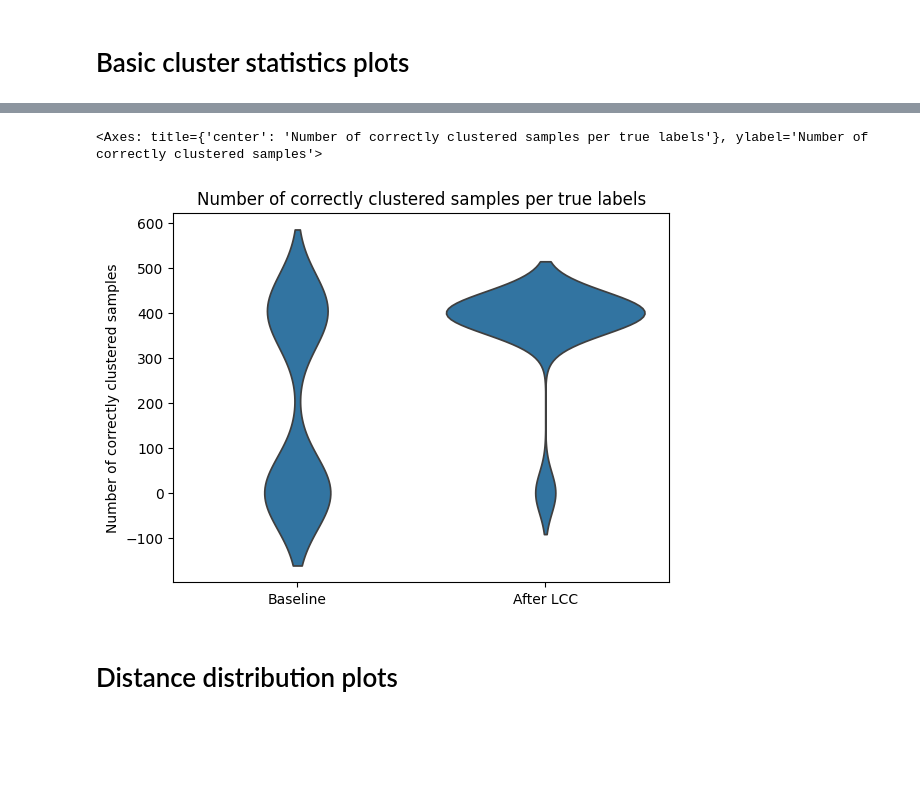
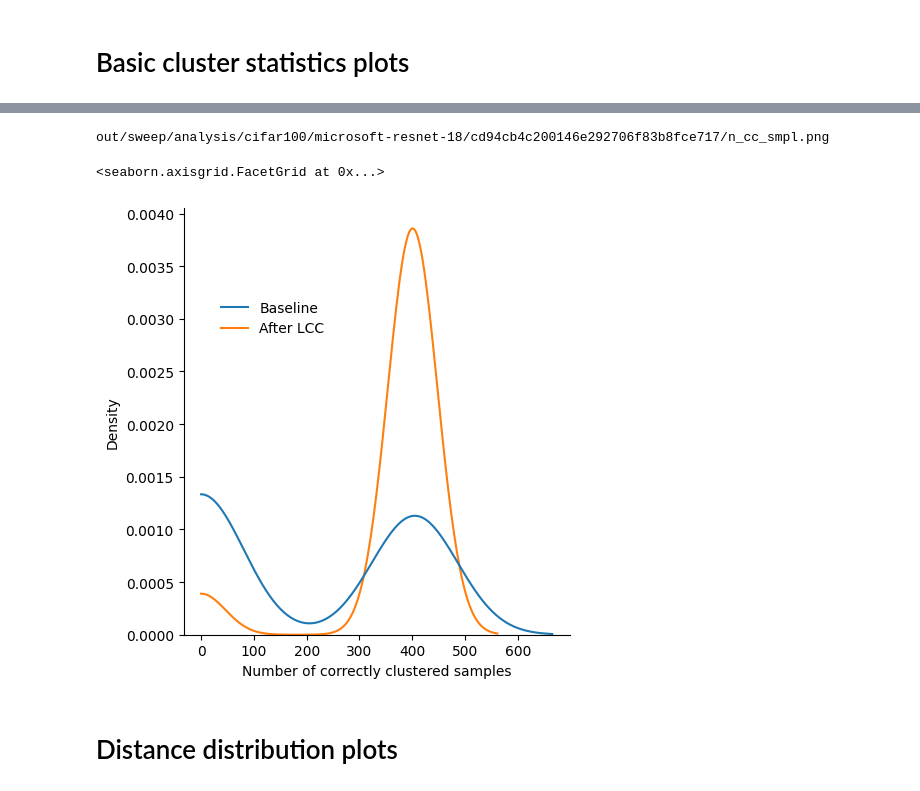
Before and after one commit to altaris/lcc, a Jupyter notebook: dd.ipynb, the cells around one changed output, grey strips where cells are left out. Saved outputs shown, nothing was run; the diff lists cells and outputs as text; code cells hidden in the pictures; blank space fills up the shorter version.

```diff
--- a/dd.ipynb
+++ b/dd.ipynb
@@ -157,7 +157,7 @@ from tempfile import TemporaryDirectory
 
 import torch
 
-from lcc.correction import louvain_communities
+from lcc.correction import louvain_clustering
 from lcc.datasets import BatchedTensorDataset
 
 K = model.hparams["lcc_kwargs"]["k"]
@@ -168,6 +168,6 @@ with TemporaryDirectory() as tmp:
     BatchedTensorDataset.save(z_ft, tmp, prefix="ft")
     ds_bl = BatchedTensorDataset(tmp, prefix="bl")
     ds_ft = BatchedTensorDataset(tmp, prefix="ft")
-    _, y_clst_bl = louvain_communities(ds_bl, k=K, tqdm_style="notebook")
-    _, y_clst_ft = louvain_communities(ds_ft, k=K, tqdm_style="notebook")
+    y_clst_bl = louvain_clustering(ds_bl, k=K, tqdm_style="notebook")
+    y_clst_ft = louvain_clustering(ds_ft, k=K, tqdm_style="notebook")
 # %% [output]
@@ -291,21 +296,28 @@ figure
 # %%
 _df = df  # [(df["n_clst_bl"] > 0) & (df["n_clst_ft"] > 0)]
 _df = _df[["i_true", "n_cc_bl", "n_cc_ft"]]
 _df = _df.rename({"n_cc_bl": "Baseline", "n_cc_ft": "After LCC"}, axis=1)
 _df = _df.melt(
     id_vars="i_true", var_name="", value_name="Number of correctly clustered samples"
 )
 
 title = "Number of correctly clustered samples per true labels"
-figure = sns.violinplot(
-    data=_df, x="", y="Number of correctly clustered samples", inner=None
+figure = sns.displot(
+    data=_df,
+    x="Number of correctly clustered samples",
+    hue="",
+    kind="kde",
+    clip=(0, None),
 )
-figure.set(title=title)
-figure.get_figure().savefig(OUTPUT_DIR / "n_cc_smpl.png")
+# figure.set(title=title)
+sns.move_legend(figure, "center right", bbox_to_anchor=(0.4, 0.75))
+figure.savefig(OUTPUT_DIR / "n_cc_smpl.png")
+print(OUTPUT_DIR / "n_cc_smpl.png")
 figure
 # %% [output]
-<Axes: title={'center': 'Number of correctly clustered samples per true labels'}, ylabel='Number of correctly clustered samples'>
+out/sweep/analysis/cifar100/microsoft-resnet-18/cd94cb4c200146e292706f83b8fce717/n_cc_smpl.png
+<seaborn.axisgrid.FacetGrid at 0x...>
-[figure, old version]
+[figure, new version]
 # %% [markdown]
 # Distance distribution plots
 # %% [markdown]
```
Also changed, not shown: parts of 9 cells of this notebook.
